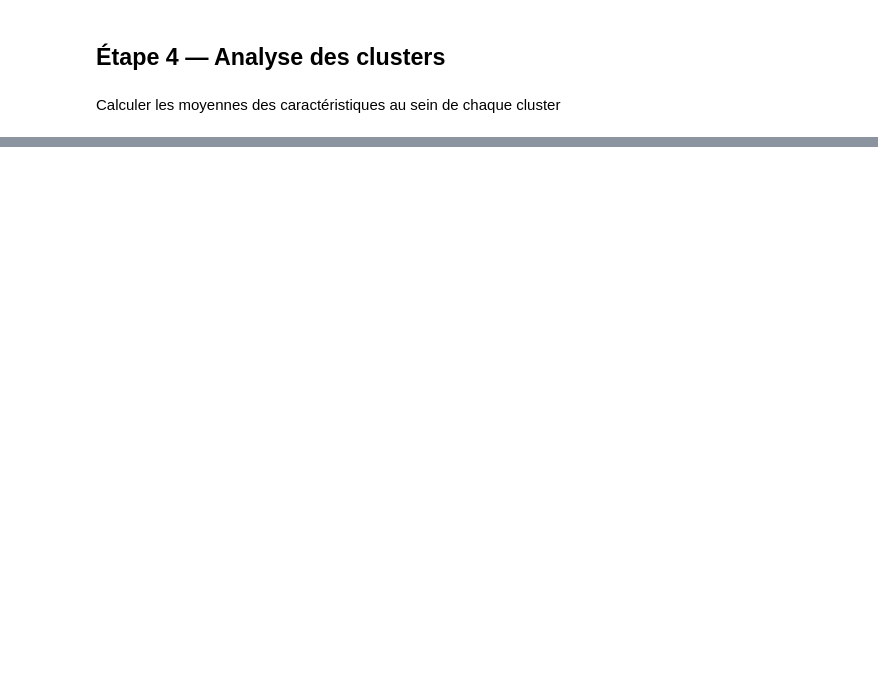
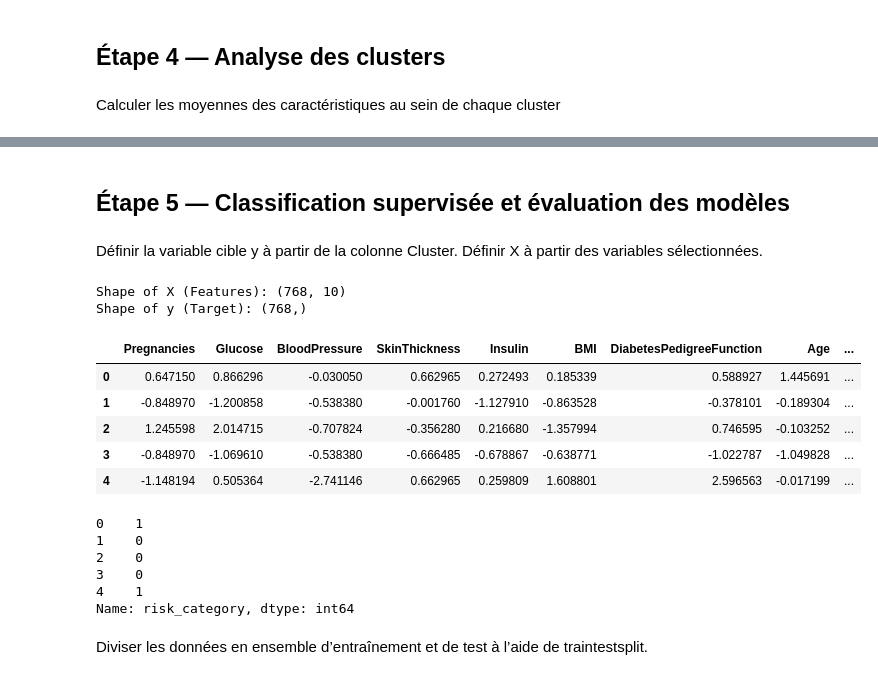
Before and after one commit to ElMehdiCherkaoui/Systeme-Intelligent-de-Prediction-du-Risque-de-Diabete, a Jupyter notebook: notebooks/01_analyse_complete.ipynb, the cells around one changed output, grey strips where cells are left out. Saved outputs shown, nothing was run; the diff lists cells and outputs as text; code cells hidden in the pictures; blank space fills up the shorter version.

```diff
--- a/notebooks/01_analyse_complete.ipynb
+++ b/notebooks/01_analyse_complete.ipynb
@@ -320,0 +372,30 @@ Calculer les moyennes des caractéristiques au sein de chaque cluster
+# %% [markdown]
+## Étape 5 — Classification supervisée et évaluation des modèles
+# %% [markdown]
+Définir la variable cible y à partir de la colonne Cluster. Définir X à partir des variables sélectionnées.
+# %%
+y = cluster_summary['risk_category']
+X = df_scaled.copy()
+X = X.drop('Cluster', axis=1)
+
+print("Shape of X (Features):", X.shape)
+print("Shape of y (Target):", y.shape)
+display(X.head())
+display(y.head())
+# %% [output]
+Shape of X (Features): (768, 10)
+Shape of y (Target): (768,)
+|  | Pregnancies | Glucose | BloodPressure | SkinThickness | Insulin | BMI | DiabetesPedigreeFunction | Age | ... |
+| 0 | 0.647150 | 0.866296 | -0.030050 | 0.662965 | 0.272493 | 0.185339 | 0.588927 | 1.445691 | ... |
+| 1 | -0.848970 | -1.200858 | -0.538380 | -0.001760 | -1.127910 | -0.863528 | -0.378101 | -0.189304 | ... |
+| 2 | 1.245598 | 2.014715 | -0.707824 | -0.356280 | 0.216680 | -1.357994 | 0.746595 | -0.103252 | ... |
+| 3 | -0.848970 | -1.069610 | -0.538380 | -0.666485 | -0.678867 | -0.638771 | -1.022787 | -1.049828 | ... |
+| 4 | -1.148194 | 0.505364 | -2.741146 | 0.662965 | 0.259809 | 1.608801 | 2.596563 | -0.017199 | ... |
+0    1
+1    0
+2    0
+3    0
+4    1
+Name: risk_category, dtype: int64
+# %% [markdown]
+Diviser les données en ensemble d’entraînement et de test à l’aide de traintestsplit.
```
Also changed, not shown: parts of 10 cells of this notebook.
